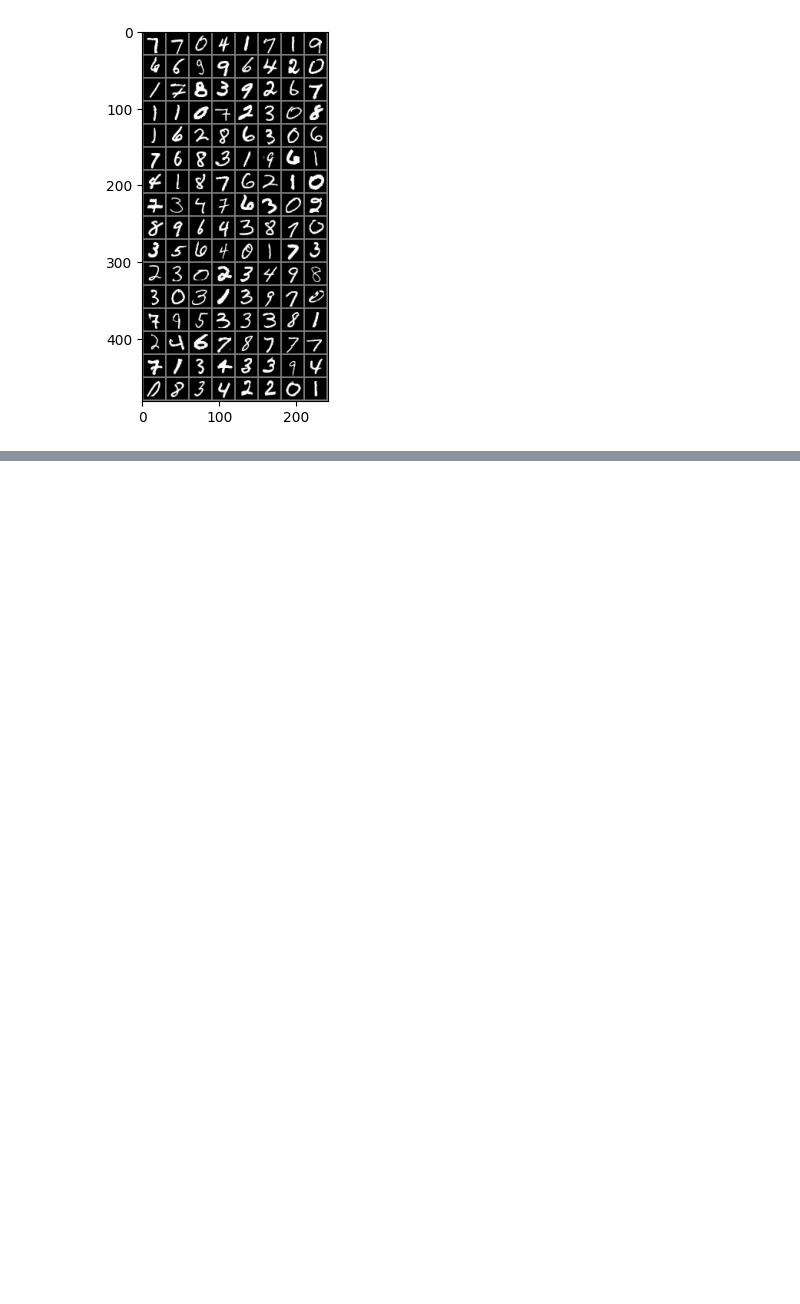
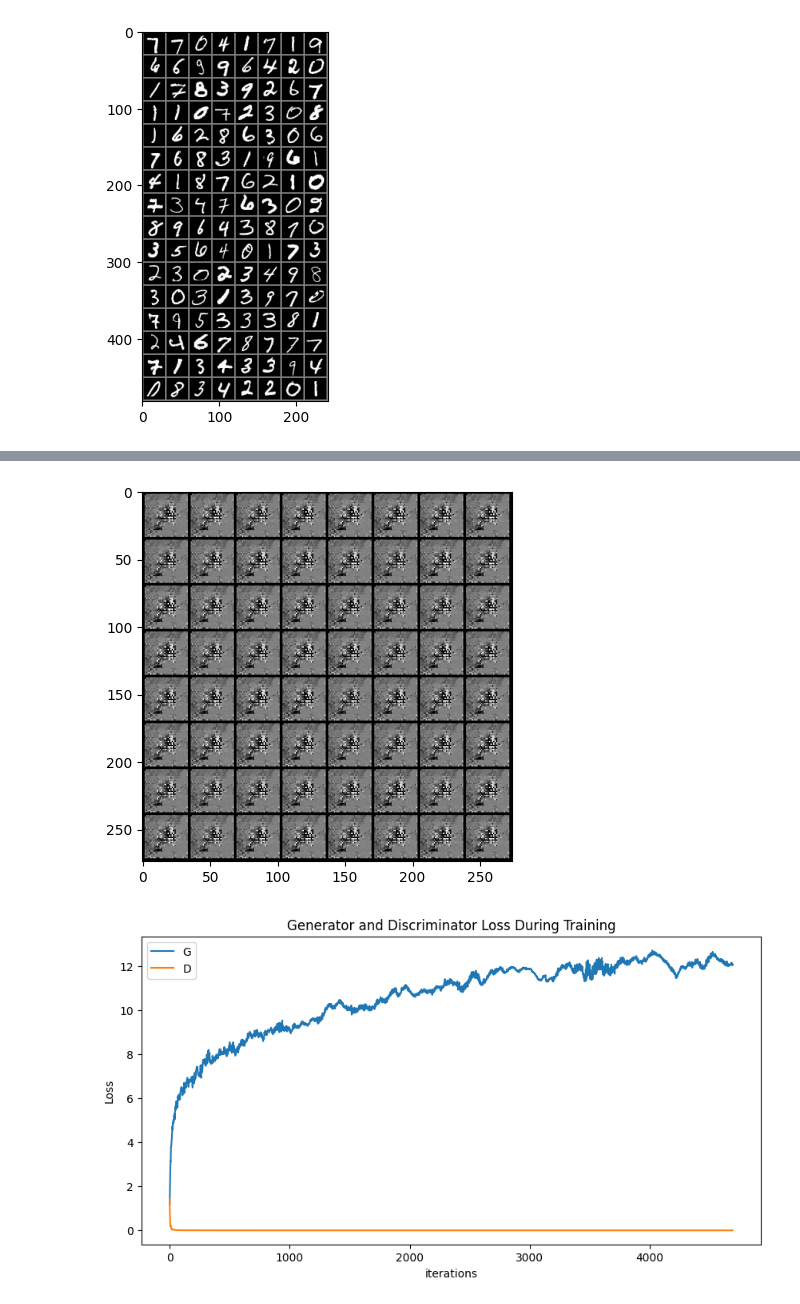
Before and after one commit to kr-pushpam/DeepGenerativeModel_Aug24, a Jupyter notebook: ADRL_2024_Assignment_1.ipynb, the cells around one changed output, grey strips where cells are left out. Saved outputs shown, nothing was run; the diff lists cells and outputs as text; code cells hidden in the pictures; blank space fills up the shorter version.

```diff
--- a/ADRL_2024_Assignment_1.ipynb
+++ b/ADRL_2024_Assignment_1.ipynb
@@ -231,0 +215,21 @@ def plot_loss(generator_loss, discriminator_loss):
+# %%
+# Step 3: Loss Functions and Optimizers
+
+import torch
+
+# Check if CUDA is available and set the device accordingly
+device = torch.device("cuda" if torch.cuda.is_available() else "cpu")
+print(device)
+
+# Initialize the models
+netG = Generator().to(device)
+netD = Discriminator().to(device)
+
+# Binary Cross-Entropy loss
+criterion = nn.BCELoss()
+
+# Adam optimizers
+lr = 0.0002
+beta1 = 0.5
+optimizerD = torch.optim.Adam(netD.parameters(), lr=lr, betas=(beta1, 0.999))
+optimizerG = torch.optim.Adam(netG.parameters(), lr=lr, betas=(beta1, 0.999))
@@ -231,0 +301,25 @@ def plot_loss(generator_loss, discriminator_loss):
+# %%
+#Step 5: Evaluate and Visualize Results
+import matplotlib.pyplot as plt
+
+# Generate some images from the generator
+noise = torch.randn(64, 100, 1, 1, device=device)
+fake_images = netG(noise).detach().cpu()
+
+# Visualize the generated images
+grid_img = torchvision.utils.make_grid(fake_images, padding=2, normalize=True)
+plt.imshow(grid_img.permute(1, 2, 0))
+plt.show()
+
+# Plot Loss Curves
+plt.figure(figsize=(10, 5))
+plt.title("Generator and Discriminator Loss During Training")
+plt.plot(G_losses, label="G")
+plt.plot(D_losses, label="D")
+plt.xlabel("iterations")
+plt.ylabel("Loss")
+plt.legend()
+plt.show()
+# %% [output]
+[figure, added]
+[figure, added]
```
Also changed, not shown: parts of 8 cells of this notebook.
